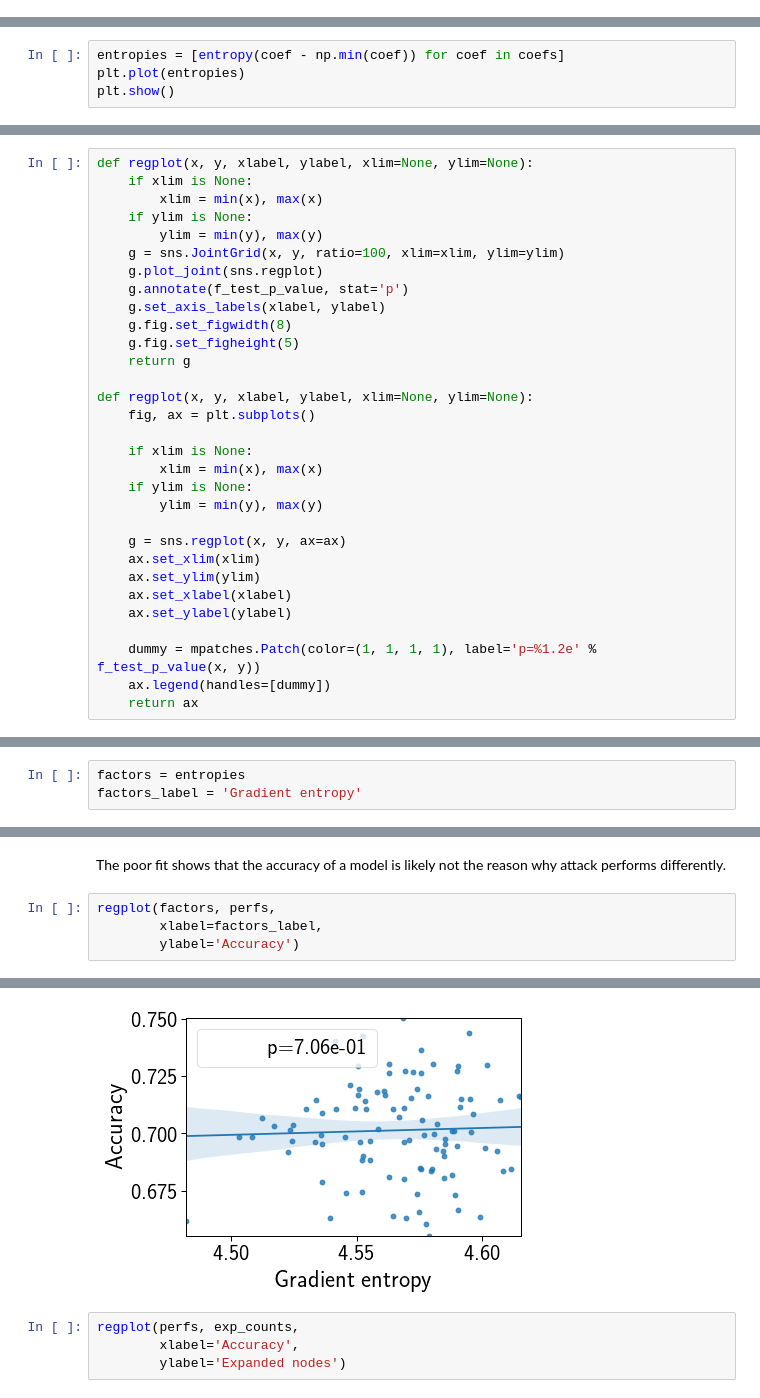
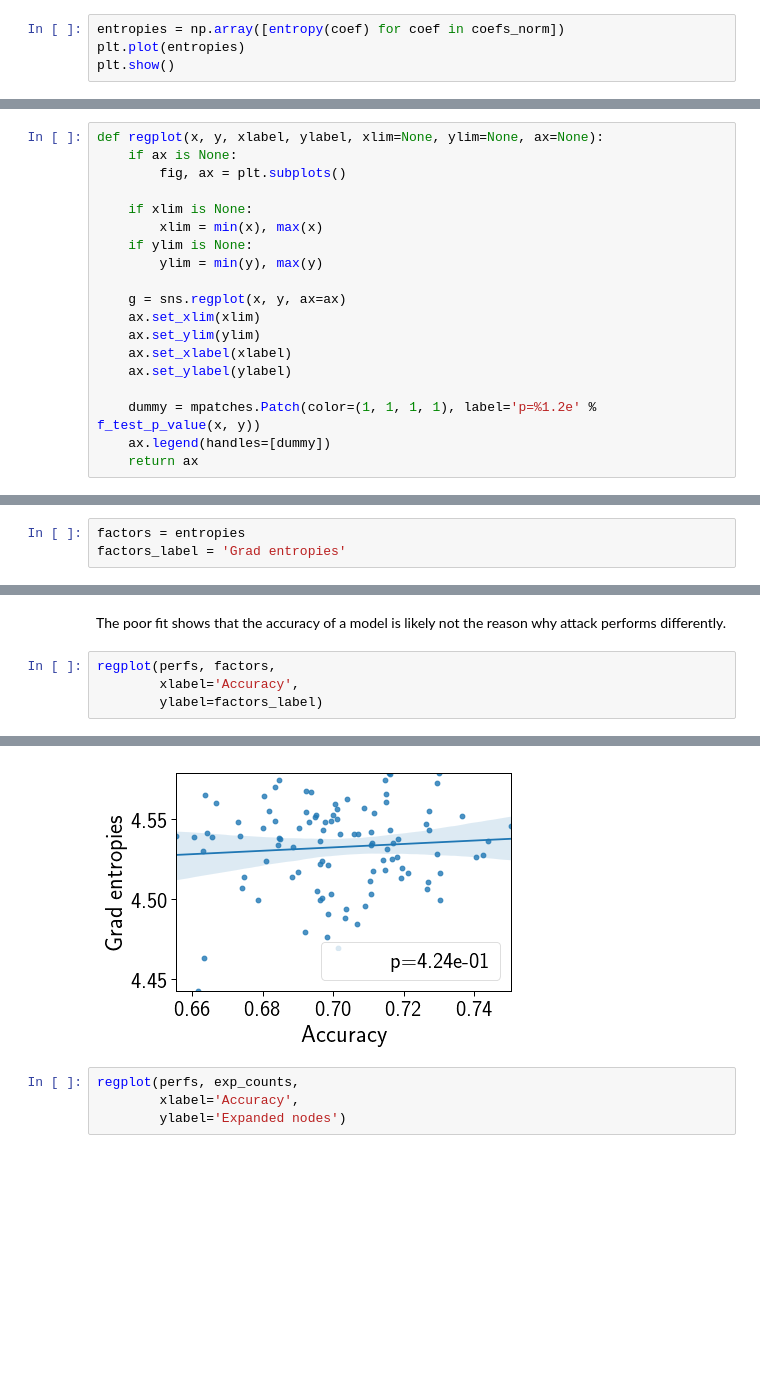
Before and after one commit to spring-epfl/trickster, a Jupyter notebook: notebooks/wfp_small_models_experiment.ipynb, the cells around one changed output, grey strips where cells are left out. Saved outputs shown, nothing was run; the diff lists cells and outputs as text; blank space fills up the shorter version.

```diff
--- a/notebooks/wfp_small_models_experiment.ipynb
+++ b/notebooks/wfp_small_models_experiment.ipynb
@@ -43,0 +58,4 @@ sns.heatmap(coefs, ax=ax)
+# %%
+entropies = np.array([entropy(coef) for coef in coefs_norm])
+plt.plot(entropies)
+plt.show()
@@ -66,4 +121,0 @@ We measure the abruptness of change of coefficients using statistical entropy, a
-# %%
-entropies = [entropy(coef - np.min(coef)) for coef in coefs]
-plt.plot(entropies)
-plt.show()
@@ -85,21 +129,9 @@ def f_test_p_value(x, y):
     f_stat, p_value = f_regression(np.expand_dims(x, 1), y)
     return p_value[0]
 # %%
-def regplot(x, y, xlabel, ylabel, xlim=None, ylim=None):
-    if xlim is None:
-        xlim = min(x), max(x)
-    if ylim is None:
-        ylim = min(y), max(y)
-    g = sns.JointGrid(x, y, ratio=100, xlim=xlim, ylim=ylim)
-    g.plot_joint(sns.regplot)
-    g.annotate(f_test_p_value, stat='p')
-    g.set_axis_labels(xlabel, ylabel)
-    g.fig.set_figwidth(8)
-    g.fig.set_figheight(5)
-    return g
-
-def regplot(x, y, xlabel, ylabel, xlim=None, ylim=None):
-    fig, ax = plt.subplots()
+def regplot(x, y, xlabel, ylabel, xlim=None, ylim=None, ax=None):
+    if ax is None:
+        fig, ax = plt.subplots()
 
     if xlim is None:
         xlim = min(x), max(x)
@@ -123,4 +157,4 @@ regplot(entropies, sharpness, xlabel='Gradient entropy', ylabel='Log-sharpness')
 # %%
 factors = entropies
-factors_label = 'Gradient entropy'
+factors_label = 'Grad entropies'
 # %% [markdown]
@@ -153,12 +185,12 @@ perfs = [model.score(X_features, y) for model in models]
 # %% [markdown]
 The poor fit shows that the accuracy of a model is likely not the reason why attack performs differently.
 # %%
-regplot(factors, perfs,
-        xlabel=factors_label,
-        ylabel='Accuracy')
+regplot(perfs, factors,
+        xlabel='Accuracy',
+        ylabel=factors_label)
 # %% [output]
 <matplotlib.axes._subplots.AxesSubplot at 0x...>
-[figure, old version]
+[figure, new version]
 # %%
 regplot(perfs, exp_counts,
         xlabel='Accuracy',
```
Also changed, not shown: parts of 22 cells of this notebook.
